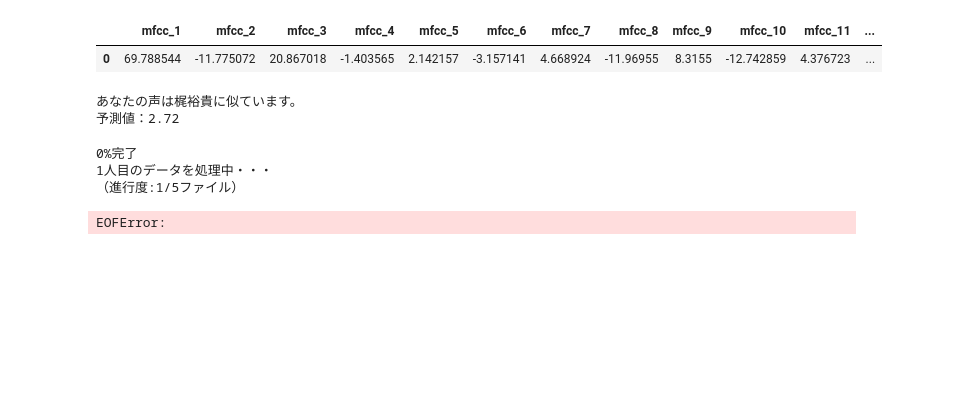
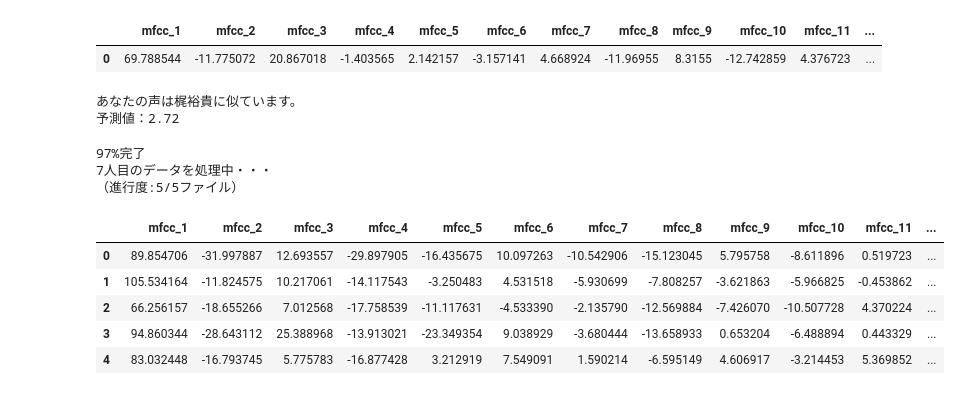
Before and after one commit to jouhou1/voicepro, a Jupyter notebook: pycaret.ipynb, the cells around one changed output. Cells and saved outputs as stored; diff of their text form; code cells hidden in the pictures; blank space fills up the shorter version.

```diff
--- a/pycaret.ipynb
+++ b/pycaret.ipynb
@@ -221,37 +223,48 @@ import os
 import numpy as np
 import pandas as pd
 import librosa
+from IPython.display import clear_output
 
 #声優の声データからMFCC（声の特徴量）を抽出し、表にまとめる。
 
 X_data = []  # 特徴行列
+y_data = [] #正解データ
 speakers_number = 7 # 声優の人数
 files_number = 5 #声優一人あたりのファイル数
 
 for speaker_num in range(1, speakers_number + 1):  # 声優フォルダの数だけ繰り返し処理
     # ボイスサンプルがあるフォルダ名
     dir_name = f'TestSample/{str(speaker_num).zfill(3)}'
     file_list = os.listdir(dir_name)
     for i in range(files_number):
+        clear_output()
         print(f"{int((i+(speaker_num-1)*files_number)/(files_number*speakers_number)*100)}%完了")
         print(str(speaker_num) + "人目のデータを処理中・・・")
         print(f"（進行度:{i+1}/{files_number}ファイル）" )
         file_path = os.path.join(dir_name, file_list[i])  # 音声ファイルへのパス
         y, sr = librosa.load(file_path)  # 音声ファイルを読み込む
         mfcc = librosa.feature.mfcc(y, sr)  # MFCC
         mfcc = np.average(mfcc, axis=1)  # 時間平均を取る
         mfcc = mfcc.flatten()
         mfcc = mfcc.tolist()
         mfcc = mfcc[1:13]  # 低次の係数を取り出す（12次まで取り出すことが多い）
         X_data.append(mfcc)
+        y_data.append(speaker_num)
 
-df = pd.DataFrame(X_data, columns=[f'mfcc_{n}' for n in range(1, 13)]) # mfcc_1,mfcc_2,..のように行のタイトルをつける
+X = pd.DataFrame(X_data, columns=[f'mfcc_{n}' for n in range(1, 13)]) # mfcc_1,mfcc_2,..のように行のタイトルをつける
+y = pd.DataFrame({'target': y_data}) # targetタイトルを追加
 
+df = pd.concat([X, y], axis=1) # 合体！！！！！！
 df.to_csv('mfcc_test.csv', index=False)  # csvで保存
 df.head() # 見せてほしいな
 # %% [output]
-0%完了
-1人目のデータを処理中・・・
-（進行度:1/5ファイル）
+97%完了
+7人目のデータを処理中・・・
+（進行度:5/5ファイル）
-EOFError:
+|  | mfcc_1 | mfcc_2 | mfcc_3 | mfcc_4 | mfcc_5 | mfcc_6 | mfcc_7 | mfcc_8 | mfcc_9 | mfcc_10 | mfcc_11 | ... |
+| 0 | 89.854706 | -31.997887 | 12.693557 | -29.897905 | -16.435675 | 10.097263 | -10.542906 | -15.123045 | 5.795758 | -8.611896 | 0.519723 | ... |
+| 1 | 105.534164 | -11.824575 | 10.217061 | -14.117543 | -3.250483 | 4.531518 | -5.930699 | -7.808257 | -3.621863 | -5.966825 | -0.453862 | ... |
+| 2 | 66.256157 | -18.655266 | 7.012568 | -17.758539 | -11.117631 | -4.533390 | -2.135790 | -12.569884 | -7.426070 | -10.507728 | 4.370224 | ... |
+| 3 | 94.860344 | -28.643112 | 25.388968 | -13.913021 | -23.349354 | 9.038929 | -3.680444 | -13.658933 | 0.653204 | -6.488894 | 0.443329 | ... |
+| 4 | 83.032448 | -16.793745 | 5.775783 | -16.877428 | 3.212919 | 7.549091 | 1.590214 | -6.595149 | 4.606917 | -3.214453 | 5.369852 | ... |
 # %%
```
Also changed, not shown: parts of 6 cells of this notebook, 15 other files.
